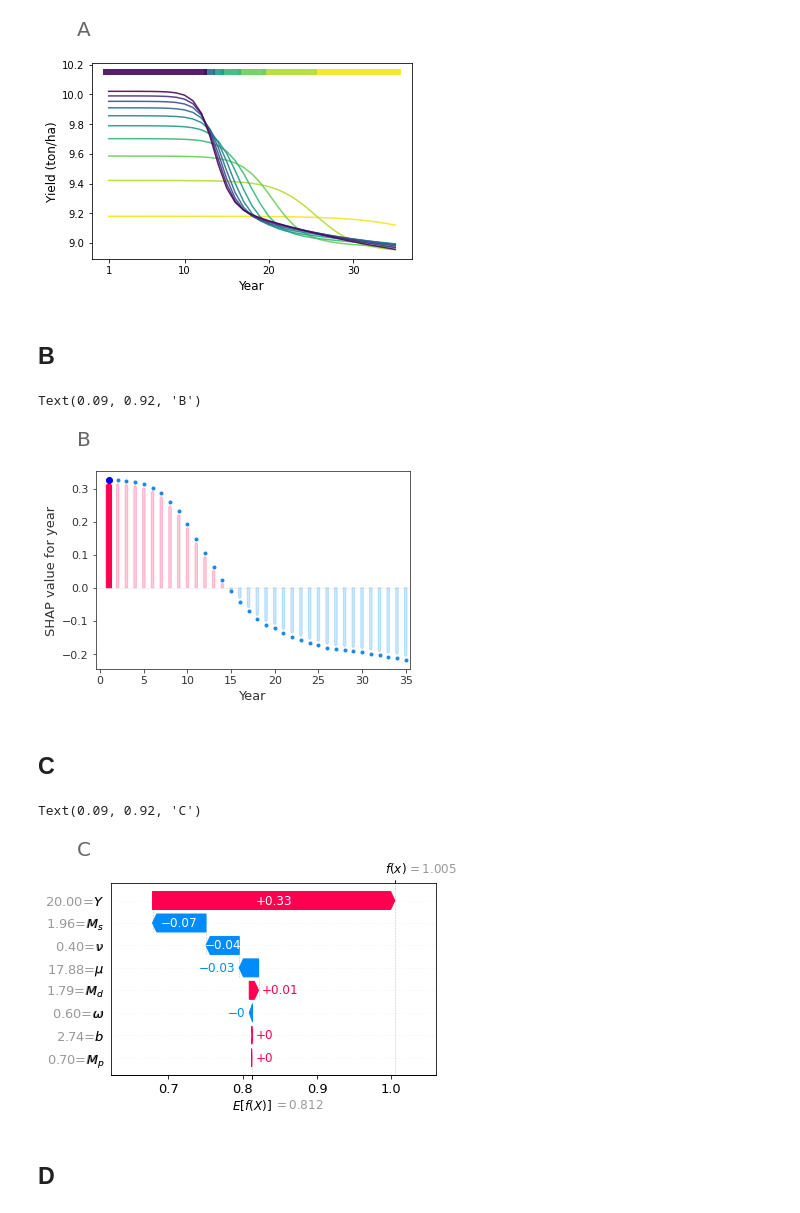
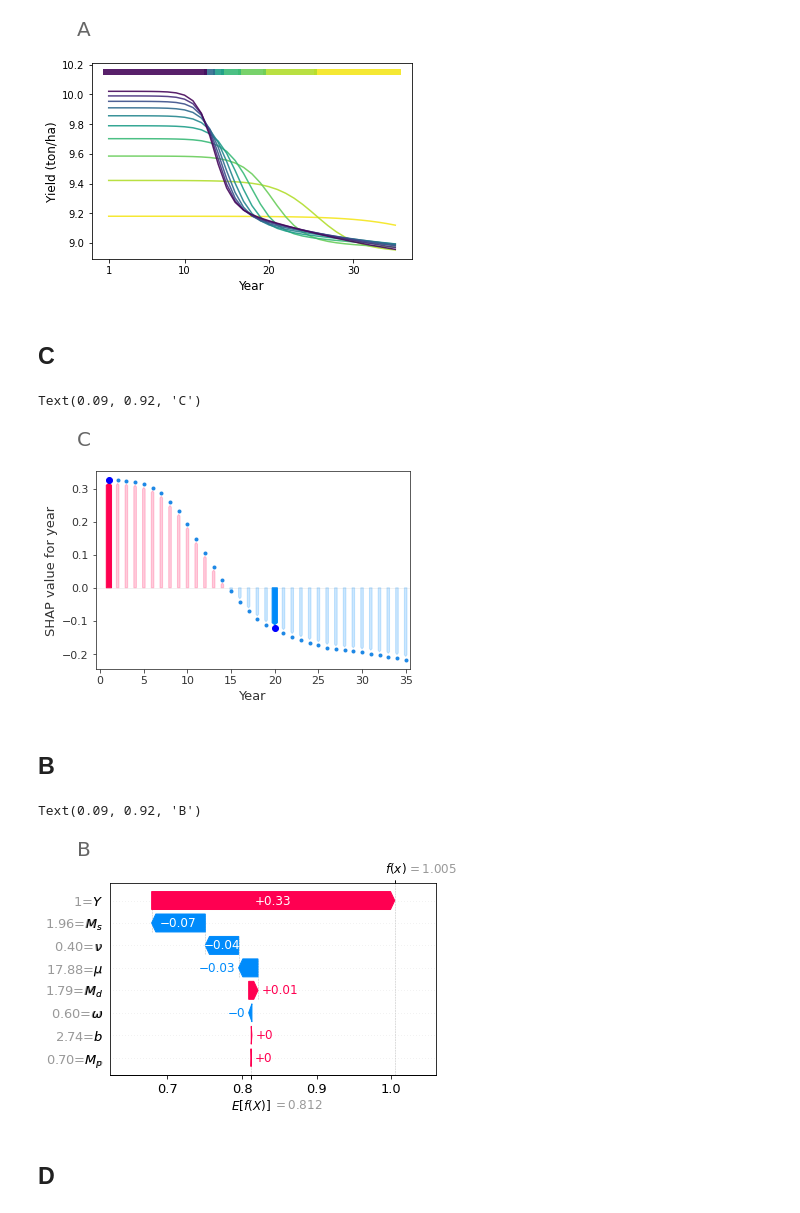
Before and after one commit to nt409/quant-res-doses, a Jupyter notebook: notebooks/10456_fig456.ipynb, the cells around one changed output. Drawn from its saved outputs; the diff is of its cells as text; code cells hidden in the pictures.

```diff
--- a/notebooks/10456_fig456.ipynb
+++ b/notebooks/10456_fig456.ipynb
@@ -57,4 +59,4 @@ from poly2.config import Config, ConfigMixture, get_asymptote_config
 from poly2.simulator import SimulatorOneTrait, SimulatorAsymptote
 from poly2.consts import FUNG_DECAY_RATE, MUTATION_PROP, MUTATION_SCALE
 # %%
-df = pd.read_csv('../outputs/combined/scan_all.csv')
+df = pd.read_csv('../outputs/combined/scan_all_processed.csv')
@@ -103,10 +65,7 @@ Wall time: 203 ms
 # %%
-fn = './shap_values.pickle'
+fn = './SHAP_all.pickle'
 
-if True:
-    object_dump(shap_values, fn)
-else:
-    shap_values = object_load(fn)
+shap_values = object_load(fn)
 # %% [markdown]
 # Fig 4
 # %%
@@ -129,14 +88,14 @@ pars = (
     df
     .loc[lambda x: x.run==0]
     .head(1)
-    .filter(regex='^((?!in_0).)*$')
-    .drop(['n_pos_diff', 'ME_var', 'best_dose', 'year', 'run'], axis=1)
-    .rename(columns = {
-        'dec_rate_multiplier': 'dec_rate',
-        'm_prop_multiplier': 'm_prop',
-        'm_scale_multiplier': 'm_scale',
-        'asymptote': 'asymp',
-    })
+    # .filter(regex='^((?!in_0).)*$')
+    .drop(['best_dose', 'year', 'run'], axis=1)
+    # .rename(columns = {
+    #     'dec_rate_multiplier': 'dec_rate',
+    #     'm_prop_multiplier': 'm_prop',
+    #     'm_scale_multiplier': 'm_scale',
+    #     'asymptote': 'asymp',
+    # })
 )
 
 pars
@@ -315,7 +267,7 @@ Text(0.09, 0.92, 'A')
 # %%
 f.savefig('../figures/to_combine/fig4_1.jpg', dpi=300) #, bbox_inches="tight")
 # %% [markdown]
-## B
+## C
 # %%
 plt.close('all')
 
@@ -349,7 +301,23 @@ plt.arrow(
     color=(1,0,80/255),
 )
 
+plt.arrow(
+    shap_values[19, "year"].data,
+    0,
+    0,
+    shap_values[19, "year"].values + dybig,
+    length_includes_head=True,
+    head_width=0.6,
+    head_length=0.006,
+    width=0.6,
+    color=(0,139/255,250/255),
+)
+
+
 for year in np.arange(2,36):
+
+    if year==20:
+        continue
 
     if shap_values[year-1, "year"].values>0:
         eps = -dy
@@ -375,41 +343,42 @@ for year in np.arange(2,36):
     )
 
 ax.scatter(shap_values[0, "year"].data, shap_values[0, "year"].values, c='b')
+ax.scatter(shap_values[19, "year"].data, shap_values[19, "year"].values, c='b')
 
 ax.set_xlabel('Year')
 ax.set_ylabel('SHAP value for year')
 ax.set_xlim([-0.5, 35.5])
 
 # ax.set_yticks([-0.2, -0.1, 0, 0.1, 0.2, 0.3, 0.325])
 # ax.set_yticklabels([-0.2, -0.1, 0, 0.1, 0.2, 0.3, 0.33])
 
 ax.spines['top'].set_visible(True)
 ax.spines['right'].set_visible(True)
 
 
 f.set_figwidth(WIDTH_A_B)
 f.set_figheight(HEIGHT)
 
 f.tight_layout(rect=A_B_fig_loc)
 
 plt.annotate(
-    'B',
+    'C',
     annot_pos,
     xycoords='figure fraction',
     color=(0.4, 0.4, 0.4),
     size=20,
 )
 
 # print(pos1)
 
 # f
 # %% [output]
-Text(0.09, 0.92, 'B')
+Text(0.09, 0.92, 'C')
-[figure, old version]
+[figure, new version]
 # %%
 f.savefig('../figures/to_combine/fig4_3.jpg', dpi=300) #, bbox_inches="tight")
 # %% [markdown]
-## C
+## B
 # %%
 plt.close('all')
 
@@ -454,14 +423,17 @@ names=[
 ]*2
 
 ticklabels = [
-    f'{shap_values[19, names[ii]].data:.2f}={labels[ii]}'
+    f'{shap_values[0, names[ii]].data:.2f}={labels[ii]}'
     if ii <8 else
     f'{labels[ii-8]}'
     # for ii in range(8)
     for ii in range(16)
 ]
 
-ax.set_yticklabels(ticklabels)
+labs2 = [f'{shap_values[0, "year"].data:.0f}=$Y$' if '$Y$' in x else x for x in ticklabels]
+labs3 = [f'$Y$' if ('$Y$' in x and ind>8) else x for ind, x in enumerate(labs2)]
+
+ax.set_yticklabels(labs3)
 
 
 
@@ -471,7 +443,7 @@ f.set_figheight(HEIGHT)
 f.tight_layout(rect=C_D_loc)
 
 plt.annotate(
-    'C',
+    'B',
     annot_pos,
     xycoords='figure fraction',
     color=(0.4, 0.4, 0.4),
@@ -480,8 +452,8 @@ plt.annotate(
 
 # f
 # %% [output]
-Text(0.09, 0.92, 'C')
+Text(0.09, 0.92, 'B')
-[figure, old version]
+[figure, new version]
 # %%
 f.savefig('../figures/to_combine/fig4_2.jpg', dpi=300) #, bbox_inches="tight")
 # %% [markdown]
```
Also changed, not shown: parts of 12 cells of this notebook, 37 other files.
